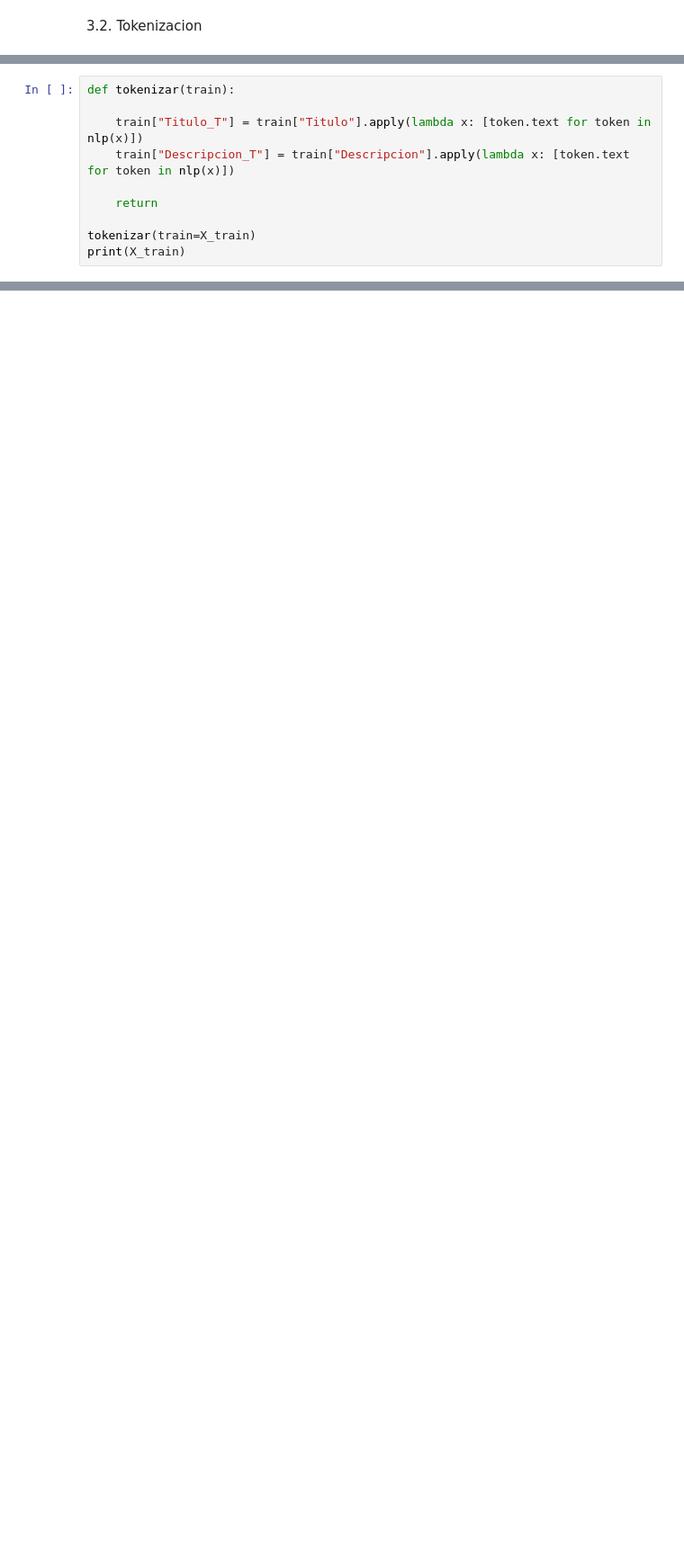
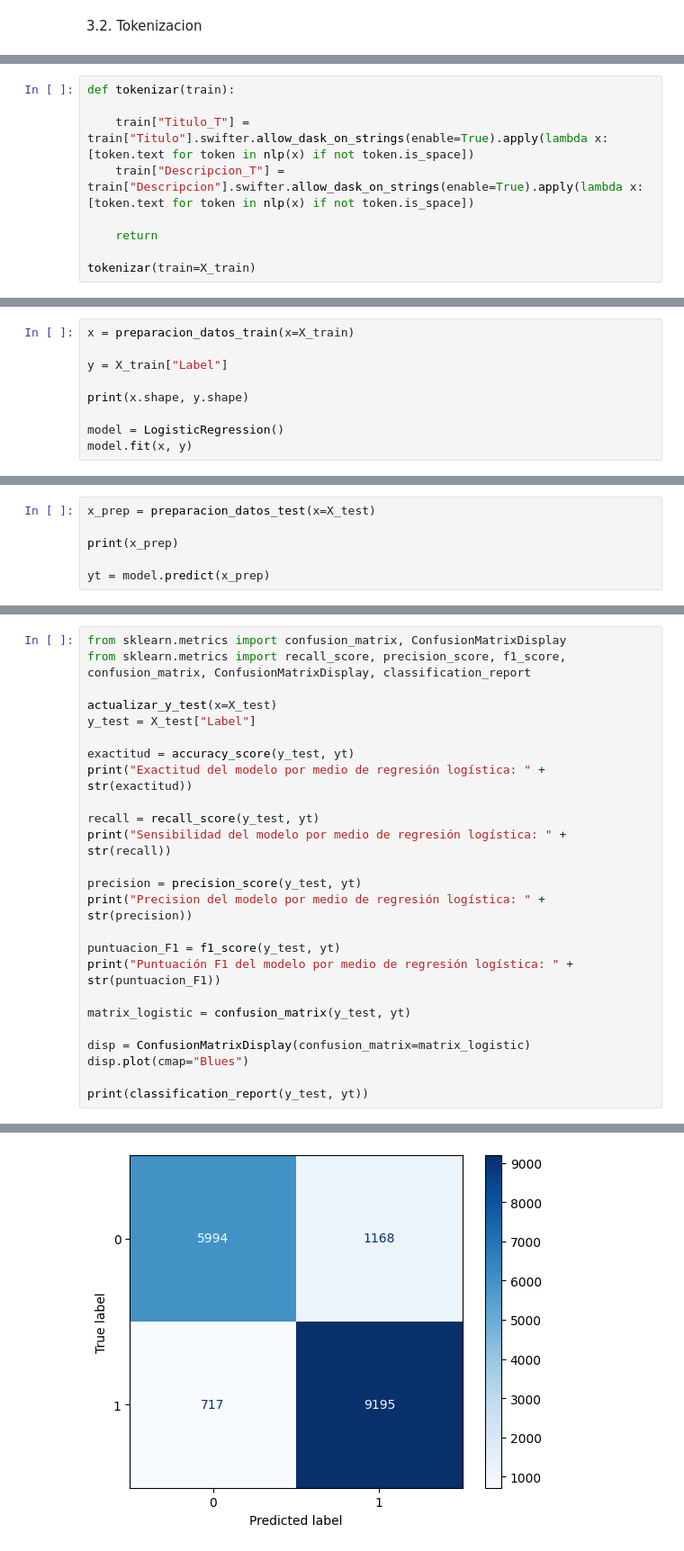
Before and after one commit to G17-BI-2025-1/Proyecto_1, a Jupyter notebook: proy.ipynb, the cells around one changed output, grey strips where cells are left out. Shown at 90% size. Cells and saved outputs as stored; diff of their text form; blank space fills up the shorter version.

Commit message:
Regresion Logistica Funcionando

```diff
--- a/proy.ipynb
+++ b/proy.ipynb
@@ -529,10 +553,9 @@ print(X_train)
 # %%
 def tokenizar(train):
 
-    train["Titulo_T"] = train["Titulo"].apply(lambda x: [token.text for token in nlp(x)])
-    train["Descripcion_T"] = train["Descripcion"].apply(lambda x: [token.text for token in nlp(x)])
+    train["Titulo_T"] = train["Titulo"].swifter.allow_dask_on_strings(enable=True).apply(lambda x: [token.text for token in nlp(x) if not token.is_space])
+    train["Descripcion_T"] = train["Descripcion"].swifter.allow_dask_on_strings(enable=True).apply(lambda x: [token.text for token in nlp(x) if not token.is_space])
 
     return
 
 tokenizar(train=X_train)
-print(X_train)
@@ -556,0 +641,9 @@ print(X_train)
+# %%
+x = preparacion_datos_train(x=X_train)
+
+y = X_train["Label"]
+
+print(x.shape, y.shape)
+
+model = LogisticRegression()
+model.fit(x, y)
@@ -556,0 +655,6 @@ print(X_train)
+# %%
+x_prep = preparacion_datos_test(x=X_test)
+
+print(x_prep)
+
+yt = model.predict(x_prep)
@@ -556,0 +681,26 @@ print(X_train)
+# %%
+from sklearn.metrics import confusion_matrix, ConfusionMatrixDisplay
+from sklearn.metrics import recall_score, precision_score, f1_score, confusion_matrix, ConfusionMatrixDisplay, classification_report
+
+actualizar_y_test(x=X_test)
+y_test = X_test["Label"]
+
+exactitud = accuracy_score(y_test, yt)
+print("Exactitud del modelo por medio de regresión logística: " + str(exactitud))
+
+recall = recall_score(y_test, yt)
+print("Sensibilidad del modelo por medio de regresión logística: " + str(recall))
+
+precision = precision_score(y_test, yt)
+print("Precision del modelo por medio de regresión logística: " + str(precision))
+
+puntuacion_F1 = f1_score(y_test, yt)
+print("Puntuación F1 del modelo por medio de regresión logística: " + str(puntuacion_F1))
+
+matrix_logistic = confusion_matrix(y_test, yt)
+
+disp = ConfusionMatrixDisplay(confusion_matrix=matrix_logistic)
+disp.plot(cmap="Blues")
+
+print(classification_report(y_test, yt))
+# %% [output]
@@ -556,0 +719 @@ print(X_train)
+[figure, added]
```
Also changed, not shown: parts of 29 cells of this notebook.
